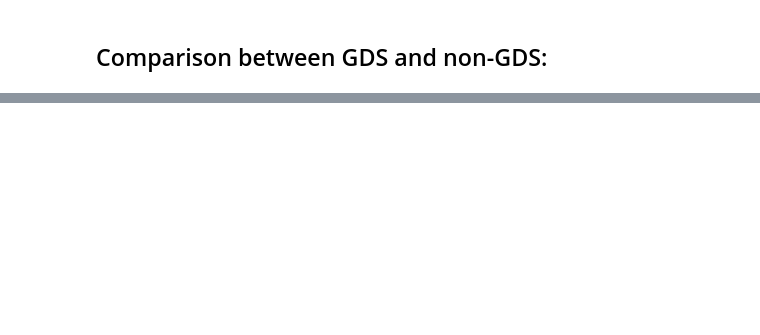
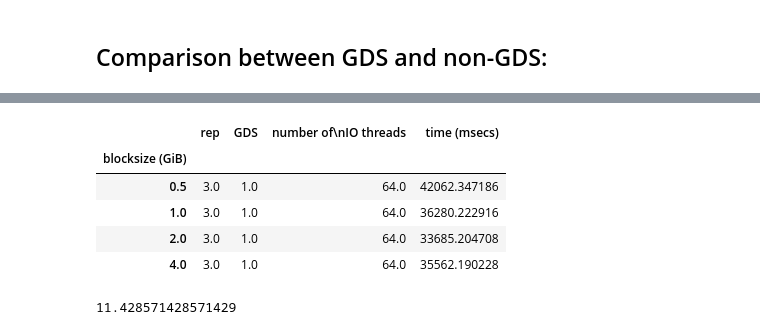
Before and after one commit to wesolowskip/mgr, a Jupyter notebook: 2_metajsonparser/dask-results-analysis.ipynb, the cells around one changed output, grey strips where cells are left out. Cells and saved outputs as stored; diff of their text form; code cells hidden in the pictures; blank space fills up the shorter version.

```diff
--- a/2_metajsonparser/dask-results-analysis.ipynb
+++ b/2_metajsonparser/dask-results-analysis.ipynb
@@ -133,0 +176,13 @@ plt.show()
+# %%
+measurements_df[measurements_df.GDS & (measurements_df["number of\nIO threads"] == 64)].groupby("blocksize (GiB)").mean()
+# %% [output]
+|  | rep | GDS | number of\nIO threads | time (msecs) |
+| blocksize (GiB) |  |  |  |  |
+| 0.5 | 3.0 | 1.0 | 64.0 | 42062.347186 |
+| 1.0 | 3.0 | 1.0 | 64.0 | 36280.222916 |
+| 2.0 | 3.0 | 1.0 | 64.0 | 33685.204708 |
+| 4.0 | 3.0 | 1.0 | 64.0 | 35562.190228 |
+# %%
+480/42
+# %% [output]
+11.428571428571429
```
Also changed, not shown: parts of 11 cells of this notebook, 5 other files.
